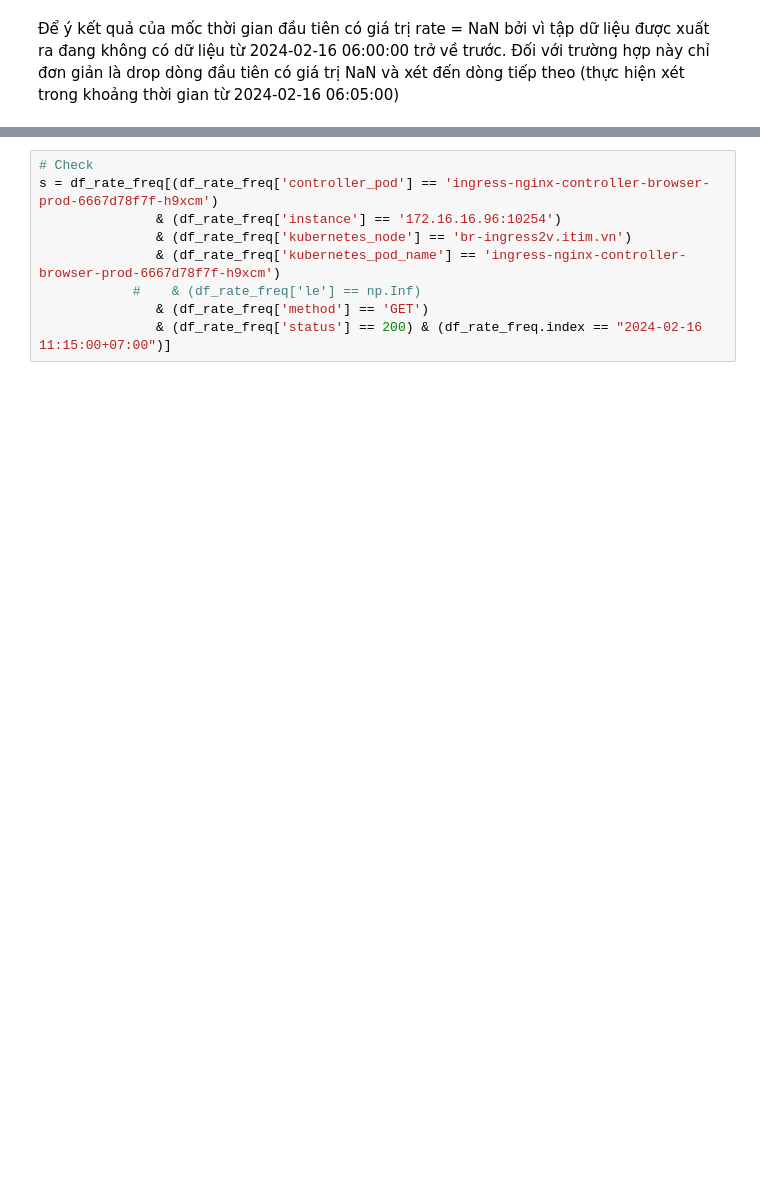
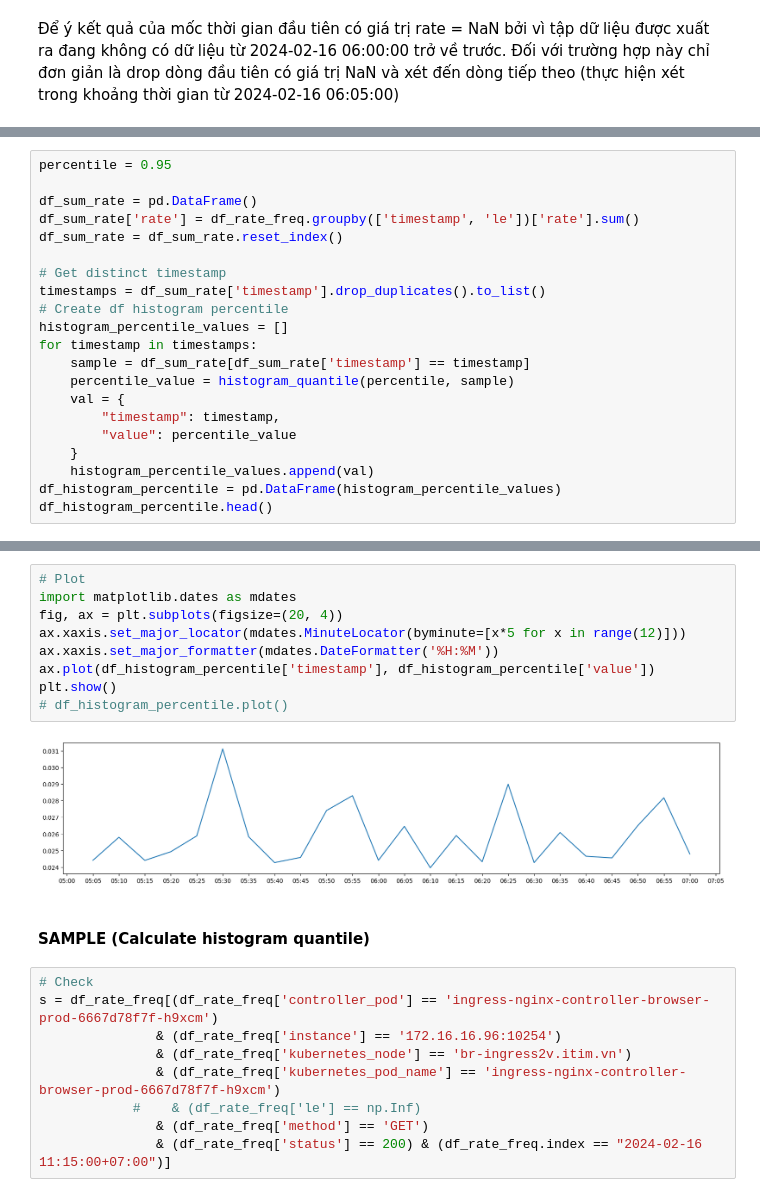
Before and after one commit to vuvietnguyenit/latency_reques_cal, a Jupyter notebook: notebooks/analyze_fluctuatition_latency_http_v2.ipynb, the cells around one changed output, grey strips where cells are left out. Cells and saved outputs as stored; diff of their text form; blank space fills up the shorter version.

```diff
--- a/notebooks/analyze_fluctuatition_latency_http_v2.ipynb
+++ b/notebooks/analyze_fluctuatition_latency_http_v2.ipynb
@@ -130,0 +170,21 @@ df_rate_freq.head()
+# %%
+percentile = 0.95
+
+df_sum_rate = pd.DataFrame()
+df_sum_rate['rate'] = df_rate_freq.groupby(['timestamp', 'le'])['rate'].sum()
+df_sum_rate = df_sum_rate.reset_index()
+
+# Get distinct timestamp
+timestamps = df_sum_rate['timestamp'].drop_duplicates().to_list()
+# Create df histogram percentile
+histogram_percentile_values = []
+for timestamp in timestamps:
+    sample = df_sum_rate[df_sum_rate['timestamp'] == timestamp]
+    percentile_value = histogram_quantile(percentile, sample)
+    val = {
+        "timestamp": timestamp,
+        "value": percentile_value
+    }
+    histogram_percentile_values.append(val)
+df_histogram_percentile = pd.DataFrame(histogram_percentile_values)
+df_histogram_percentile.head()
@@ -131,3 +198,16 @@ df_rate_freq.head()
+# %%
+# Plot
+import matplotlib.dates as mdates
+fig, ax = plt.subplots(figsize=(20, 4))
+ax.xaxis.set_major_locator(mdates.MinuteLocator(byminute=[x*5 for x in range(12)]))
+ax.xaxis.set_major_formatter(mdates.DateFormatter('%H:%M'))
+ax.plot(df_histogram_percentile['timestamp'], df_histogram_percentile['value'])
+plt.show()
+# df_histogram_percentile.plot()
+# %% [output]
+[figure, added]
+# %% [markdown]
+#### SAMPLE (Calculate histogram quantile)
 # %%
 # Check
 s = df_rate_freq[(df_rate_freq['controller_pod'] == 'ingress-nginx-controller-browser-prod-6667d78f7f-h9xcm')
```
Also changed, not shown: parts of 13 cells of this notebook.
